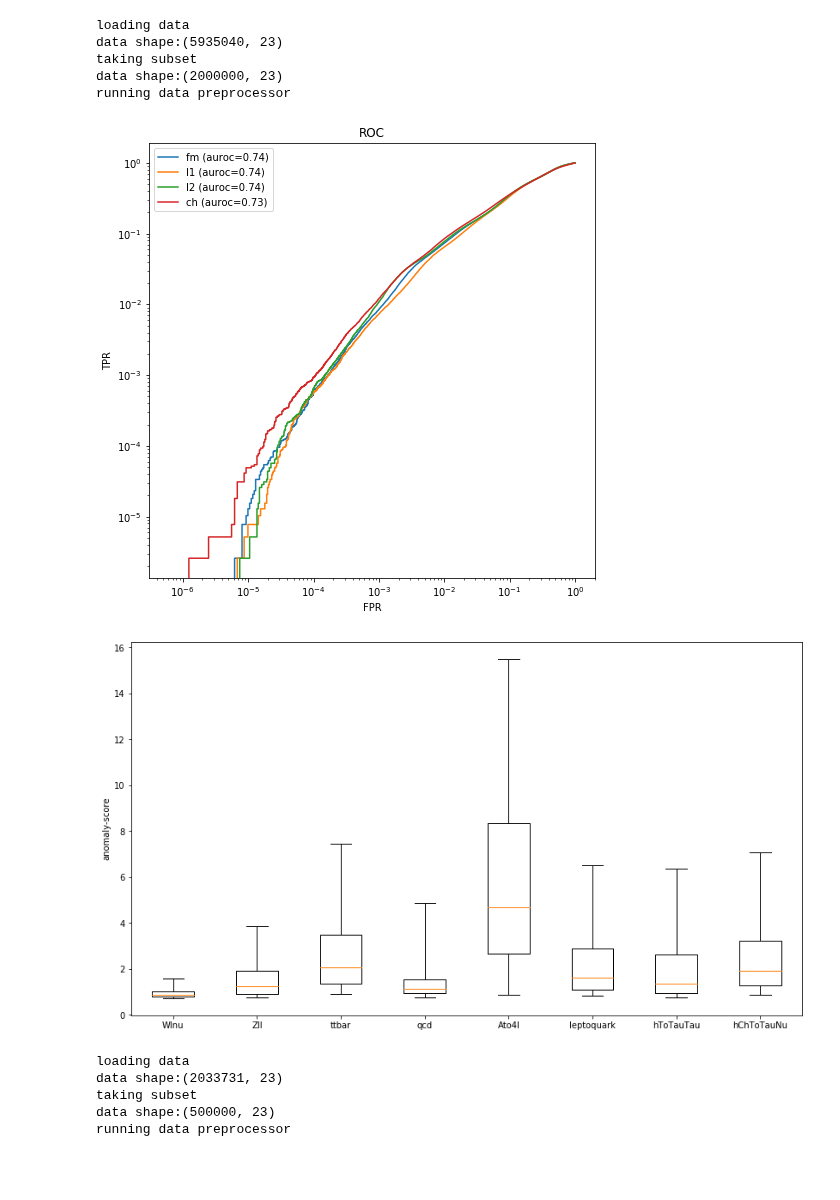
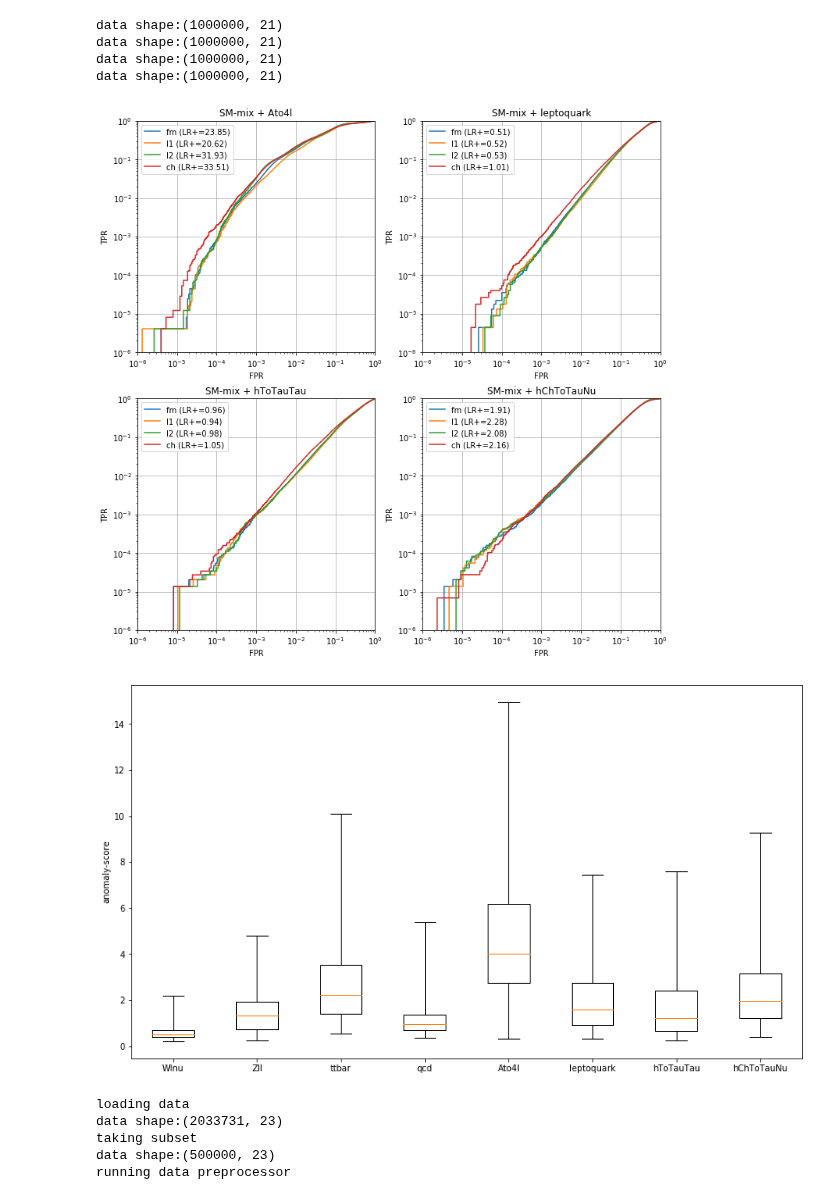
Before and after one commit to oliverkn/alad-for-lhc, a Jupyter notebook: alad_mod/reconstruction_pdf.ipynb, the cells around one changed output. Cells and saved outputs as stored; diff of their text form; code cells hidden in the pictures; blank space fills up the shorter version.

```diff
--- a/alad_mod/reconstruction_pdf.ipynb
+++ b/alad_mod/reconstruction_pdf.ipynb
@@ -52,45 +52,47 @@ W0709 15:39:51.852648 139881821906752 deprecation.py:323] From /home/oliverkn/pr
 Instructions for updating:
 Use standard file APIs to check for files with this prefix.
 # %%
+max_samples = 1_000_000
 sm_list = ['Wlnu', 'Zll', 'ttbar', 'qcd']
 bsm_list = ['Ato4l', 'leptoquark', 'hToTauTau', 'hChToTauNu']
-# loading data
-print('loading data')
-x, y = load_data(data_path, set='valid', type='custom', shuffle=True, sm_list = sm_list, bsm_list=bsm_list)
-print('data shape:' + str(x.shape))
-# take subset
-if x.shape[0] > max_samples:
-    print('taking subset')
-    x, y = x[:max_samples], y[:max_samples]
-print('data shape:' + str(x.shape))
-print('running data preprocessor')
-x = preprocessor.transform(x)
 
-# plotting
-scores = ad.compute_all_scores(x)
-score_names = ['fm', 'l1', 'l2', 'ch']
+fig, ax_arr = plt.subplots(2, 2, figsize=(12, 12))
+for i, bsm in enumerate(bsm_list):
+    x, y = load_data(data_path, set='valid', type='custom', shuffle=True, sm_list = sm_list, bsm_list=[bsm, bsm, bsm, bsm])
+    # take subset
+    if x.shape[0] > max_samples:
+        x, y = x[:max_samples], y[:max_samples]
+    x = preprocessor.transform(x)
+    print('data shape:' + str(x.shape))
 
-fig, ax = plt.subplots(figsize=(8, 8))
-for score, name in zip(scores, score_names):
-    fpr, tpr, _ = roc_curve(y, score, pos_label=1)
-    auroc = roc_auc_score(y, score)
-    ax.loglog(fpr, tpr, label=name+' (auroc=%.2f)'%auroc)
+    ax = ax_arr[i//2, i%2]
 
-ax.set_title('ROC')
-ax.set_xlabel('FPR')
-ax.set_ylabel('TPR')
-ax.legend()
+    scores = ad.compute_all_scores(x)
+    score_names = ['fm', 'l1', 'l2', 'ch']
+    for score, name in zip(scores, score_names):
+        fpr, tpr, _ = roc_curve(y, score, pos_label=1)
+        #auroc = roc_auc_score(y, score)
+        idx = np.argmax(fpr>1e-3)
+        lr_plus = tpr[idx] / fpr[idx]
+        ax.loglog(fpr, tpr, label=name+' (LR+=%.2f)'%lr_plus)
+
+    ax.set_title('SM-mix + ' + bsm)
+    ax.set_xlabel('FPR')
+    ax.set_ylabel('TPR')
+    ax.grid()
+    ax.set(xlim=(1e-6, 1), ylim=(1e-6, 1))
+    ax.legend()
+
 plt.show()
 # %% [output]
-loading data
-data shape:(5935040, 23)
-taking subset
-data shape:(2000000, 23)
-running data preprocessor
+data shape:(1000000, 21)
+data shape:(1000000, 21)
+data shape:(1000000, 21)
+data shape:(1000000, 21)
-[figure, old version]
+[figure, new version]
 # %%
 sm_list = ['Wlnu', 'Zll', 'ttbar', 'qcd', 'Ato4l', 'leptoquark', 'hToTauTau', 'hChToTauNu']
-score_type = 'ch'
+score_type = 'l1'
 
 scores = []
 fig, ax = plt.subplots(figsize=(14, 8))
@@ -100,11 +102,11 @@ for sm in sm_list:
     score = ad.get_anomaly_scores(x, type=score_type)
     scores.append(score)
 
-ax.boxplot(scores, labels=sm_list, whis=[5, 95], showfliers=False)
+ax.boxplot(scores, labels=sm_list, whis=[1, 99], showfliers=False)
 ax.set_ylabel('anomaly-score')
 plt.show()
 # %% [output]
-[figure, old version]
+[figure, new version]
 # %%
 max_samples = 500_000
 std_scaling = 0.5
```
Also changed, not shown: parts of 1 cell of this notebook, 4 other files.
